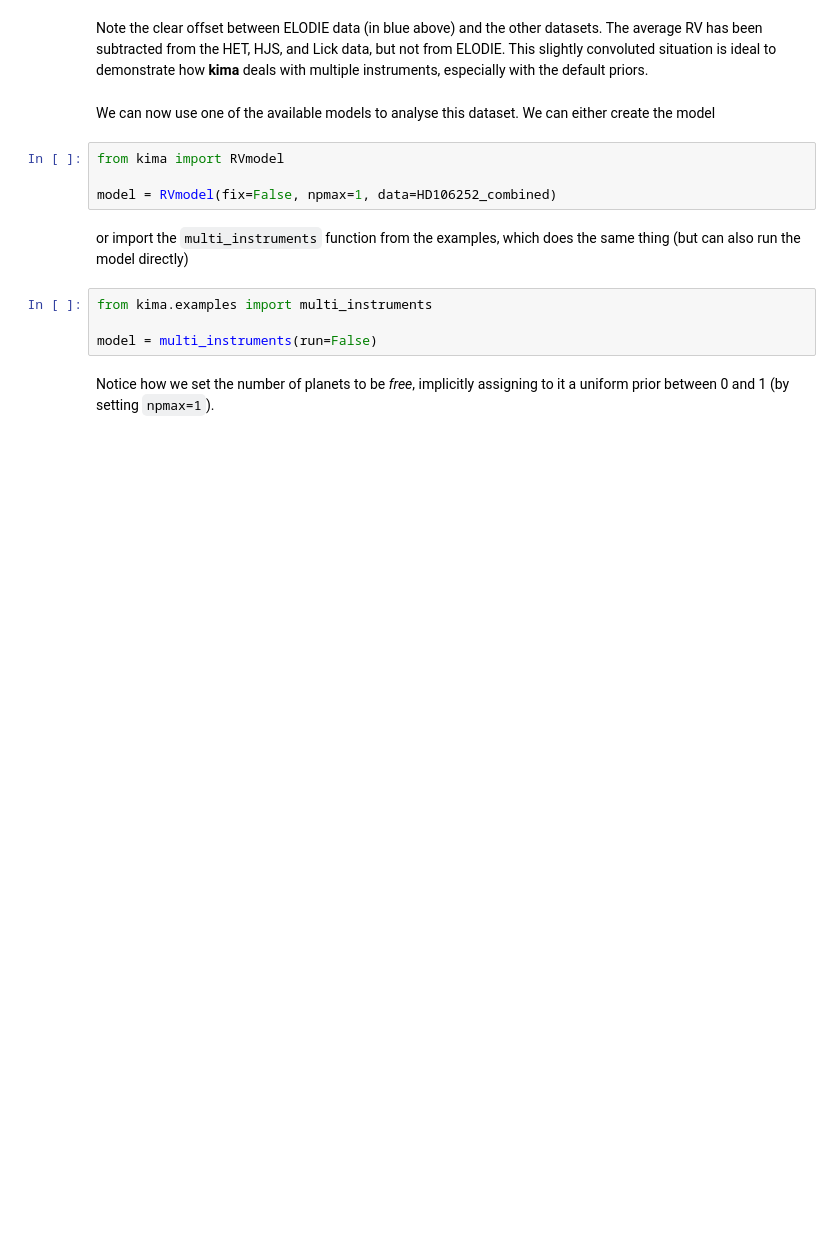
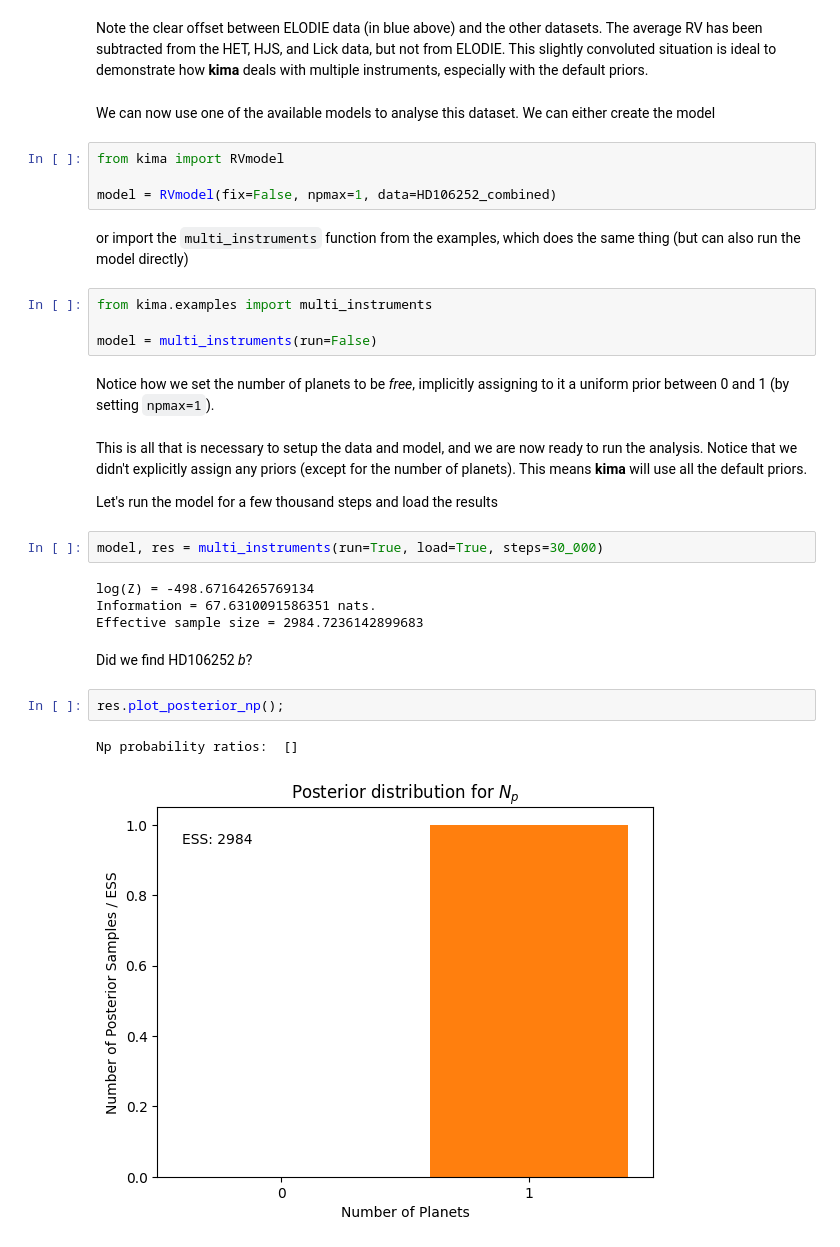
Before and after one commit to kima-org/docs, a Jupyter notebook: docs/docs/examples/multi_instrument.ipynb, the cells around one changed output. Saved outputs shown, nothing was run; the diff lists cells and outputs as text; blank space fills up the shorter version.

Commit message:
update multi_instrument example

```diff
--- a/docs/docs/examples/multi_instrument.ipynb
+++ b/docs/docs/examples/multi_instrument.ipynb
@@ -72,3 +82,22 @@ model = multi_instruments(run=False)
 # %% [markdown]
 Notice how we set the number of planets to be _free_, implicitly assigning to it
 a uniform prior between 0 and 1 (by setting `npmax=1`).
+# %% [markdown]
+This is all that is necessary to setup the data and model, and we are now ready
+to run the analysis. Notice that we didn't explicitly assign any priors (except
+for the number of planets). This means **kima** will use all the default priors.
+
+Let's run the model for a few thousand steps and load the results
+# %%
+model, res = multi_instruments(run=True, load=True, steps=30_000)
+# %% [output]
+log(Z) = -498.67164265769134
+Information = 67.6310091586351 nats.
+Effective sample size = 2984.7236142899683
+# %% [markdown]
+Did we find HD106252 _b_?
+# %%
+res.plot_posterior_np();
+# %% [output]
+Np probability ratios:  []
+[figure, added]
```
Also changed, not shown: parts of 36 cells of this notebook.
